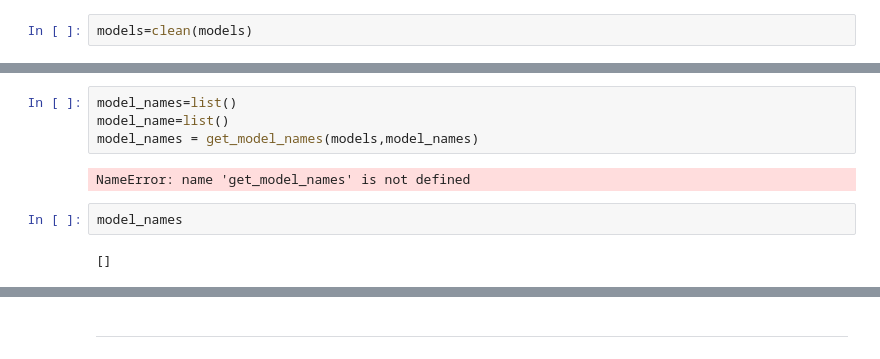
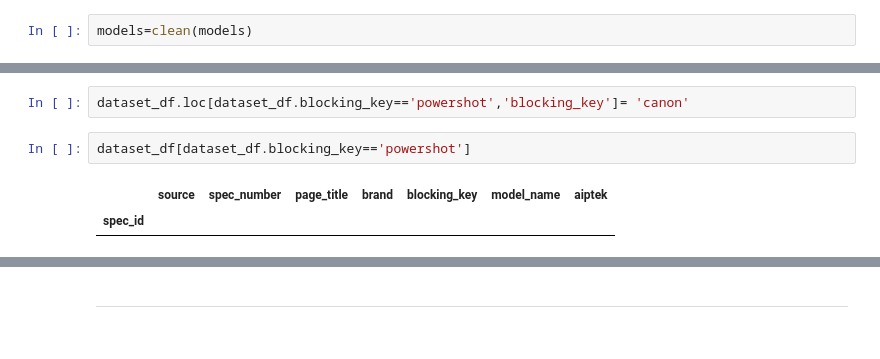
Before and after one commit to GunesYurdakul/SIGMOD, a Jupyter notebook: quickstart_package/EntityResolution-Copy3.ipynb, the cells around one changed output, grey strips where cells are left out. Drawn from its saved outputs; the diff is of its cells as text.

```diff
--- a/quickstart_package/EntityResolution-Copy3.ipynb
+++ b/quickstart_package/EntityResolution-Copy3.ipynb
@@ -282,16 +441,13 @@ models
  'wespro': 4,
  'wildgame': 1,
  'yourdeal': 9}
-# %%
-model_names=list()
-model_name=list()
-model_names = get_model_names(models,model_names)
-# %% [output]
-NameError: name 'get_model_names' is not defined
-# %%
-model_names
-# %% [output]
-[]
+# %%
+dataset_df.loc[dataset_df.blocking_key=='powershot','blocking_key']= 'canon'
+# %%
+dataset_df[dataset_df.blocking_key=='powershot']
+# %% [output]
+|  | source | spec_number | page_title | brand | blocking_key | model_name | aiptek |
+| spec_id |  |  |  |  |  |  |  |
 # %%
 from tqdm import tqdm
 def compute_model_blocking(df,blocking_keys):
```
Also changed, not shown: parts of 18 cells of this notebook, 3 other files.
